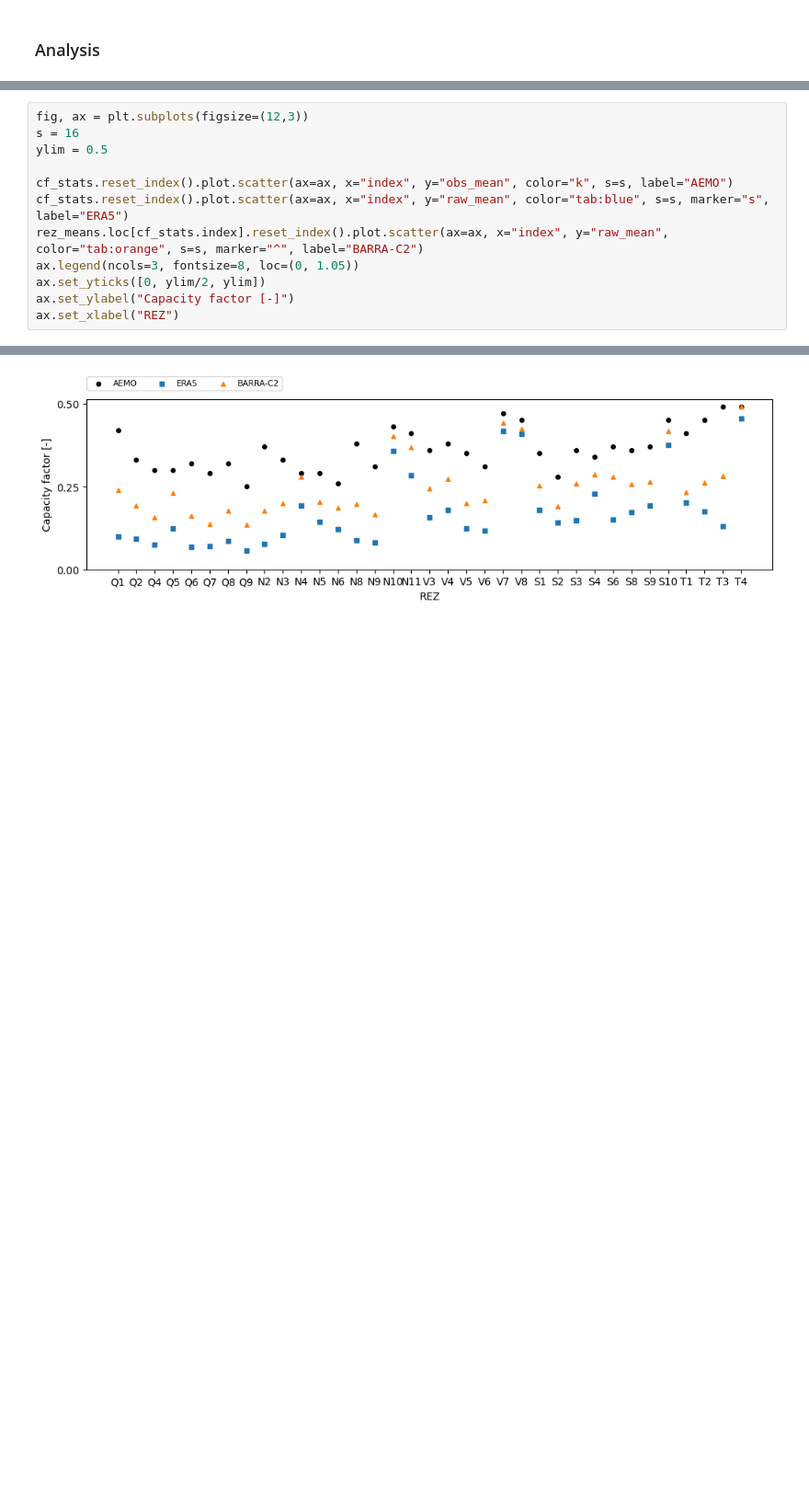
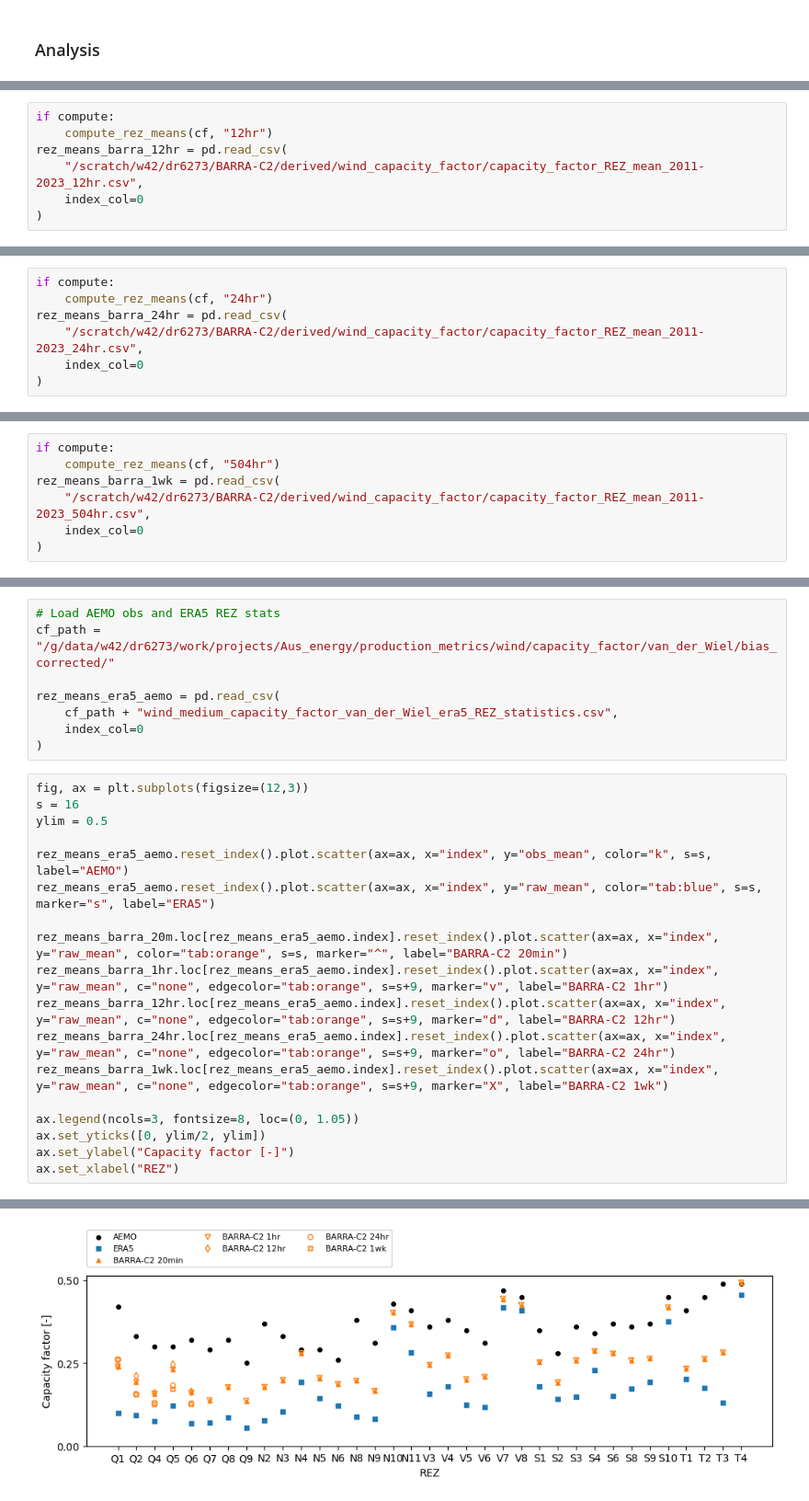
Before and after one commit to dougrichardson/wind_power_comparison, a Jupyter notebook: 02_REZ_capacity_factors.ipynb, the cells around one changed output, grey strips where cells are left out. Shown at 92% size. Saved outputs shown, nothing was run; the diff lists cells and outputs as text; blank space fills up the shorter version.

```diff
--- a/02_REZ_capacity_factors.ipynb
+++ b/02_REZ_capacity_factors.ipynb
@@ -214,0 +168,7 @@ cf_stats
+# %%
+if compute:
+    compute_rez_means(cf, "12hr")
+rez_means_barra_12hr = pd.read_csv(
+    "/scratch/w42/dr6273/BARRA-C2/derived/wind_capacity_factor/capacity_factor_REZ_mean_2011-2023_12hr.csv",
+    index_col=0
+)
@@ -214,0 +177,7 @@ cf_stats
+# %%
+if compute:
+    compute_rez_means(cf, "24hr")
+rez_means_barra_24hr = pd.read_csv(
+    "/scratch/w42/dr6273/BARRA-C2/derived/wind_capacity_factor/capacity_factor_REZ_mean_2011-2023_24hr.csv",
+    index_col=0
+)
@@ -214,0 +186,7 @@ cf_stats
+# %%
+if compute:
+    compute_rez_means(cf, "504hr")
+rez_means_barra_1wk = pd.read_csv(
+    "/scratch/w42/dr6273/BARRA-C2/derived/wind_capacity_factor/capacity_factor_REZ_mean_2011-2023_504hr.csv",
+    index_col=0
+)
@@ -215,15 +195,29 @@ cf_stats
+# %%
+# Load AEMO obs and ERA5 REZ stats
+cf_path = "/g/data/w42/dr6273/work/projects/Aus_energy/production_metrics/wind/capacity_factor/van_der_Wiel/bias_corrected/"
+
+rez_means_era5_aemo = pd.read_csv(
+    cf_path + "wind_medium_capacity_factor_van_der_Wiel_era5_REZ_statistics.csv",
+    index_col=0
+)
 # %%
 fig, ax = plt.subplots(figsize=(12,3))
 s = 16
 ylim = 0.5
 
-cf_stats.reset_index().plot.scatter(ax=ax, x="index", y="obs_mean", color="k", s=s, label="AEMO")
-cf_stats.reset_index().plot.scatter(ax=ax, x="index", y="raw_mean", color="tab:blue", s=s, marker="s", label="ERA5")
-rez_means.loc[cf_stats.index].reset_index().plot.scatter(ax=ax, x="index", y="raw_mean", color="tab:orange", s=s, marker="^", label="BARRA-C2")
+rez_means_era5_aemo.reset_index().plot.scatter(ax=ax, x="index", y="obs_mean", color="k", s=s, label="AEMO")
+rez_means_era5_aemo.reset_index().plot.scatter(ax=ax, x="index", y="raw_mean", color="tab:blue", s=s, marker="s", label="ERA5")
+
+rez_means_barra_20m.loc[rez_means_era5_aemo.index].reset_index().plot.scatter(ax=ax, x="index", y="raw_mean", color="tab:orange", s=s, marker="^", label="BARRA-C2 20min")
+rez_means_barra_1hr.loc[rez_means_era5_aemo.index].reset_index().plot.scatter(ax=ax, x="index", y="raw_mean", c="none", edgecolor="tab:orange", s=s+9, marker="v", label="BARRA-C2 1hr")
+rez_means_barra_12hr.loc[rez_means_era5_aemo.index].reset_index().plot.scatter(ax=ax, x="index", y="raw_mean", c="none", edgecolor="tab:orange", s=s+9, marker="d", label="BARRA-C2 12hr")
+rez_means_barra_24hr.loc[rez_means_era5_aemo.index].reset_index().plot.scatter(ax=ax, x="index", y="raw_mean", c="none", edgecolor="tab:orange", s=s+9, marker="o", label="BARRA-C2 24hr")
+rez_means_barra_1wk.loc[rez_means_era5_aemo.index].reset_index().plot.scatter(ax=ax, x="index", y="raw_mean", c="none", edgecolor="tab:orange", s=s+9, marker="X", label="BARRA-C2 1wk")
+
 ax.legend(ncols=3, fontsize=8, loc=(0, 1.05))
 ax.set_yticks([0, ylim/2, ylim])
 ax.set_ylabel("Capacity factor [-]")
 ax.set_xlabel("REZ")
 # %% [output]
 Text(0.5, 0, 'REZ')
-[figure, old version]
+[figure, new version]
```
Also changed, not shown: parts of 53 cells of this notebook.
